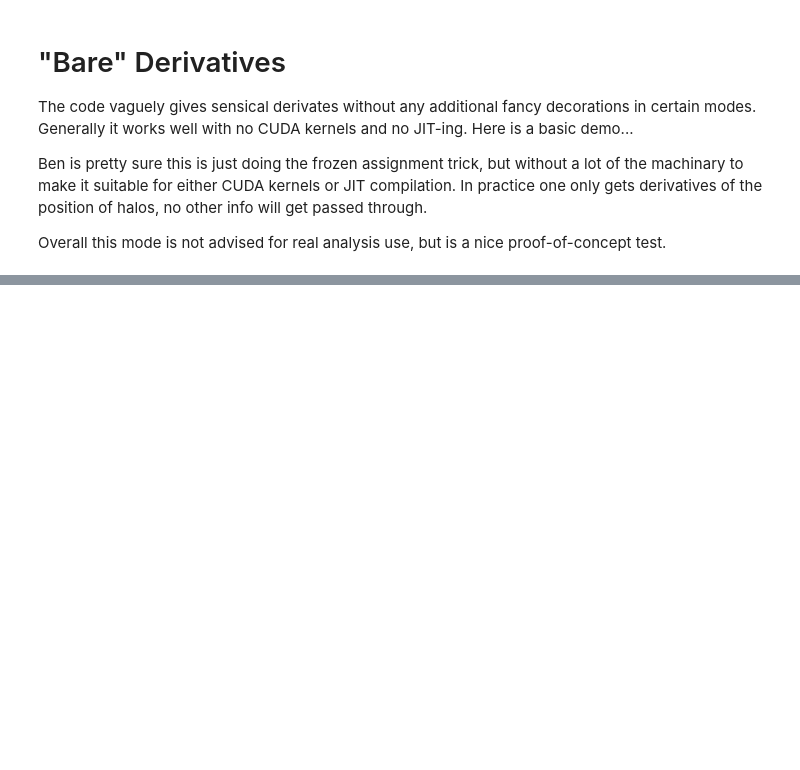
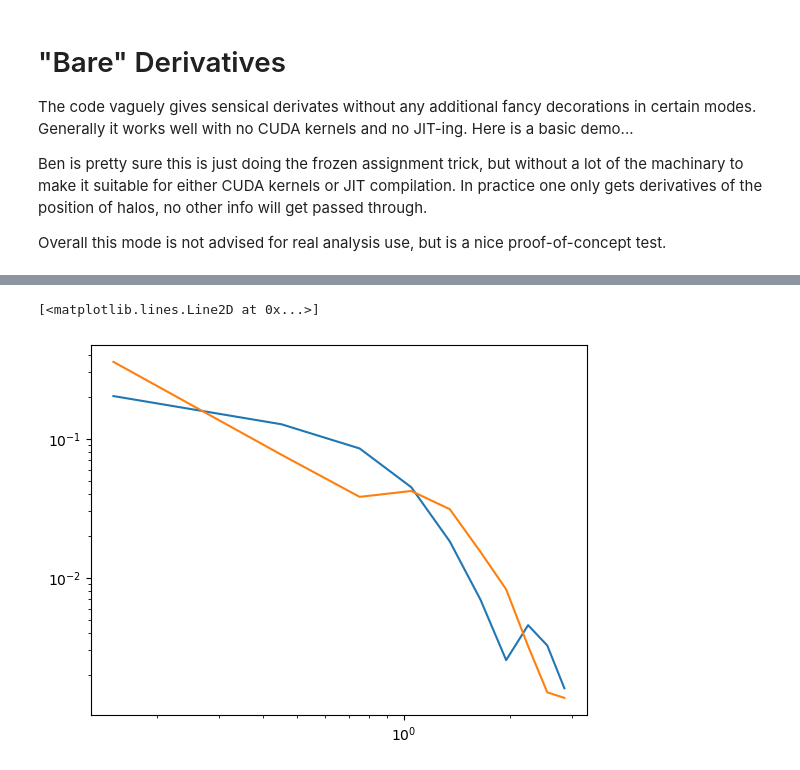
Before and after one commit to bhorowitz/jFOF, a Jupyter notebook: 03-bare_derivatives.ipynb, the cells around one changed output, grey strips where cells are left out. Drawn from its saved outputs; the diff is of its cells as text; code cells hidden in the pictures; blank space fills up the shorter version.

Commit message:
added some more cosmo derivatives (HMF, power spectra)

```diff
--- a/03-bare_derivatives.ipynb
+++ b/03-bare_derivatives.ipynb
@@ -129,0 +169,14 @@ gradient test...
+# %%
+j_out = jac(0.8)
+# %%
+s80=pk_pipeline(0.8)
+# %%
+_k,_ = ps.power_spectrum(halos,kmin=0.001,dk=0.3,boxsize=np.array(box_size))
+# %%
+finite_diff = (pk_pipeline(0.805)-s80)/0.005
+# %%
+plt.loglog(_k,j_out)
+plt.loglog(_k,finite_diff/8) #offset due to change of halo number?
+# %% [output]
+[<matplotlib.lines.Line2D at 0x...>]
+[figure, added]
```
Also changed, not shown: parts of 9 cells of this notebook, 1 other file.
